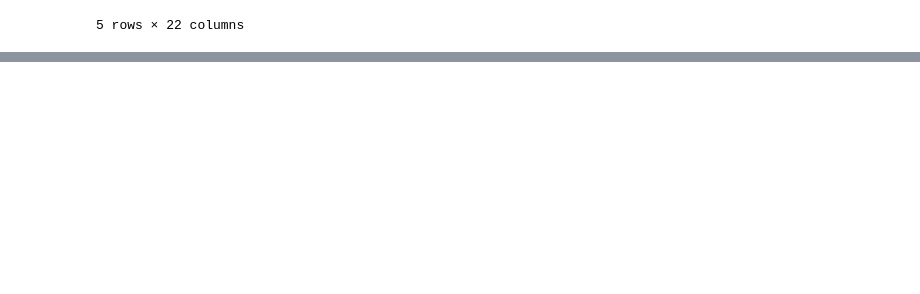
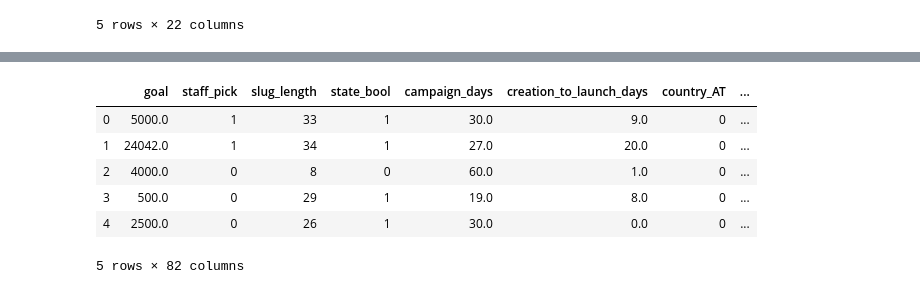
Before and after one commit to aninditamishra/Kick-it-up, a Jupyter notebook: generatingCSV.ipynb, the cells around one changed output, grey strips where cells are left out. Saved outputs shown, nothing was run; the diff lists cells and outputs as text; code cells hidden in the pictures; blank space fills up the shorter version.

Commit message:
Adding sentiment related columns to our data

```diff
--- a/generatingCSV.ipynb
+++ b/generatingCSV.ipynb
@@ -55,0 +136,3 @@ projectsDF.to_csv("cleanedCSV.csv",index=False)
+# %%
+data = pd.read_csv("final_cleaned_data_ML.csv")
+data.columns
@@ -55,0 +157,2 @@ projectsDF.to_csv("cleanedCSV.csv",index=False)
+# %%
+newData = pd.concat([data,extracted_sentimentData],axis =1)
@@ -55,0 +179,25 @@ projectsDF.to_csv("cleanedCSV.csv",index=False)
+# %%
+#Convert them to type categorical
+newData['name_sentiment_predictions'] = pd.Categorical(newData['name_sentiment_predictions'])
+dataDummies = pd.get_dummies(newData['name_sentiment_predictions'], prefix = 'name_sentiment')
+
+#Concatenate to the original dataframe and drop the name_sentiment_predictions variable
+newData = pd.concat([newData, dataDummies], axis=1)
+
+newData['blurb_sentiment_predictions'] = pd.Categorical(newData['blurb_sentiment_predictions'])
+dataDummies = pd.get_dummies(newData['blurb_sentiment_predictions'], prefix = 'blurb_sentiment')
+
+#Concatenate to the original dataframe and drop the name_sentiment_predictions variable
+newData = pd.concat([newData, dataDummies], axis=1)
+# %%
+newData = newData.drop(['name_sentiment_predictions','blurb_sentiment_predictions'],axis=1)
+# %%
+newData.head()
+# %% [output]
+|  | goal | staff_pick | slug_length | state_bool | campaign_days | creation_to_launch_days | country_AT | ... |
+| 0 | 5000.0 | 1 | 33 | 1 | 30.0 | 9.0 | 0 | ... |
+| 1 | 24042.0 | 1 | 34 | 1 | 27.0 | 20.0 | 0 | ... |
+| 2 | 4000.0 | 0 | 8 | 0 | 60.0 | 1.0 | 0 | ... |
+| 3 | 500.0 | 0 | 29 | 1 | 19.0 | 8.0 | 0 | ... |
+| 4 | 2500.0 | 0 | 26 | 1 | 30.0 | 0.0 | 0 | ... |
+5 rows × 82 columns
```
Also changed, not shown: parts of 11 cells of this notebook.
